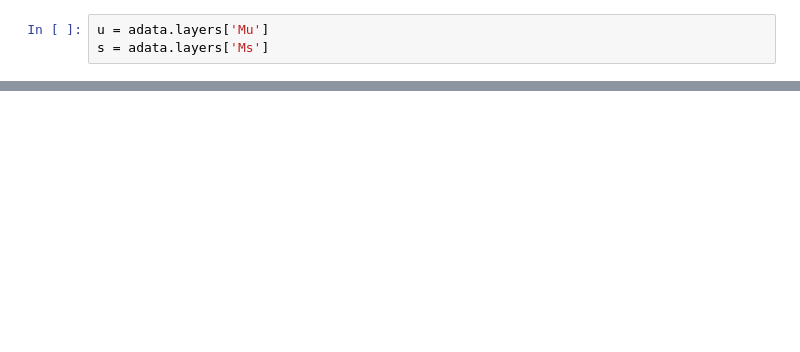
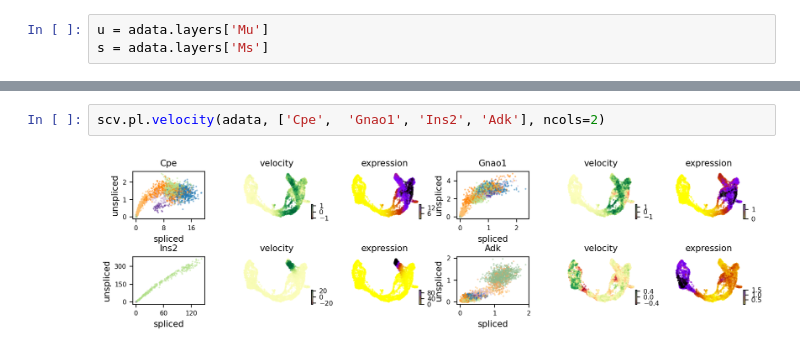
Before and after one commit to leonardogolinelli/GeneExpressionDynamics, a Jupyter notebook: apply_model_pancreas.ipynb, the cells around one changed output, grey strips where cells are left out. Cells and saved outputs as stored; diff of their text form; blank space fills up the shorter version.

```diff
--- a/apply_model_pancreas.ipynb
+++ b/apply_model_pancreas.ipynb
@@ -77,0 +103,4 @@ for i in range(2000):
+# %%
+scv.pl.velocity(adata, ['Cpe',  'Gnao1', 'Ins2', 'Adk'], ncols=2)
+# %% [output]
+[figure, added]
```
Also changed, not shown: parts of 8 cells of this notebook.
